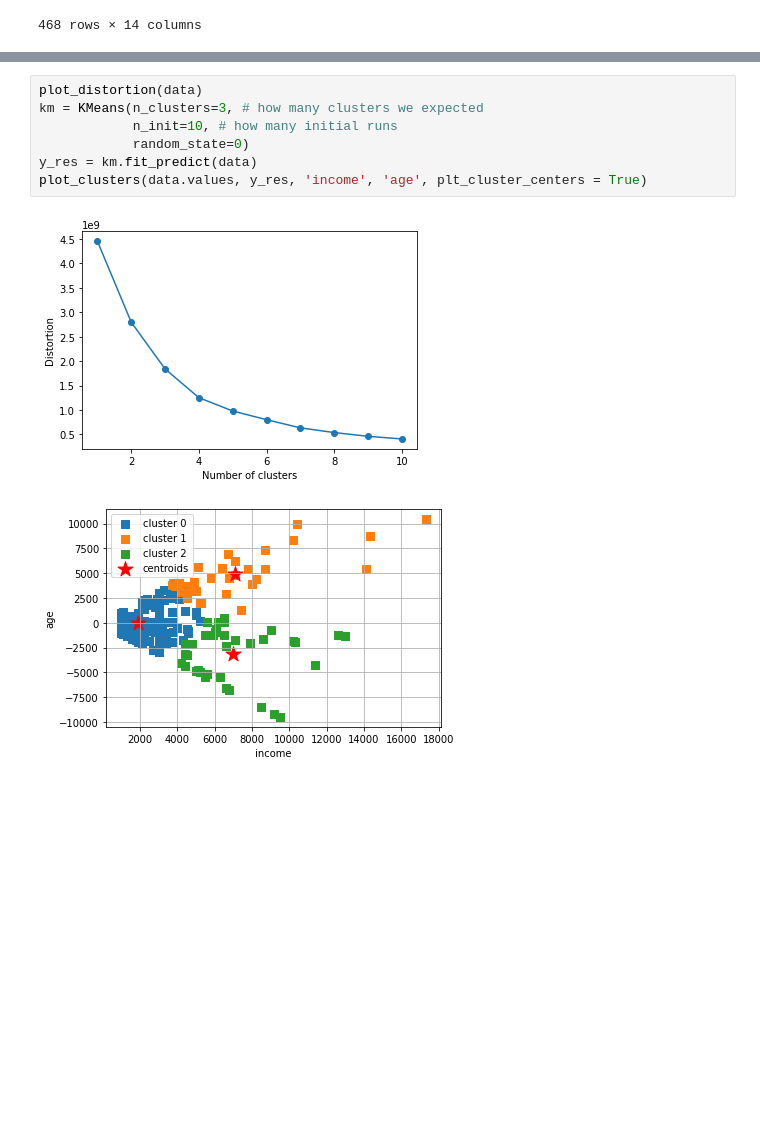
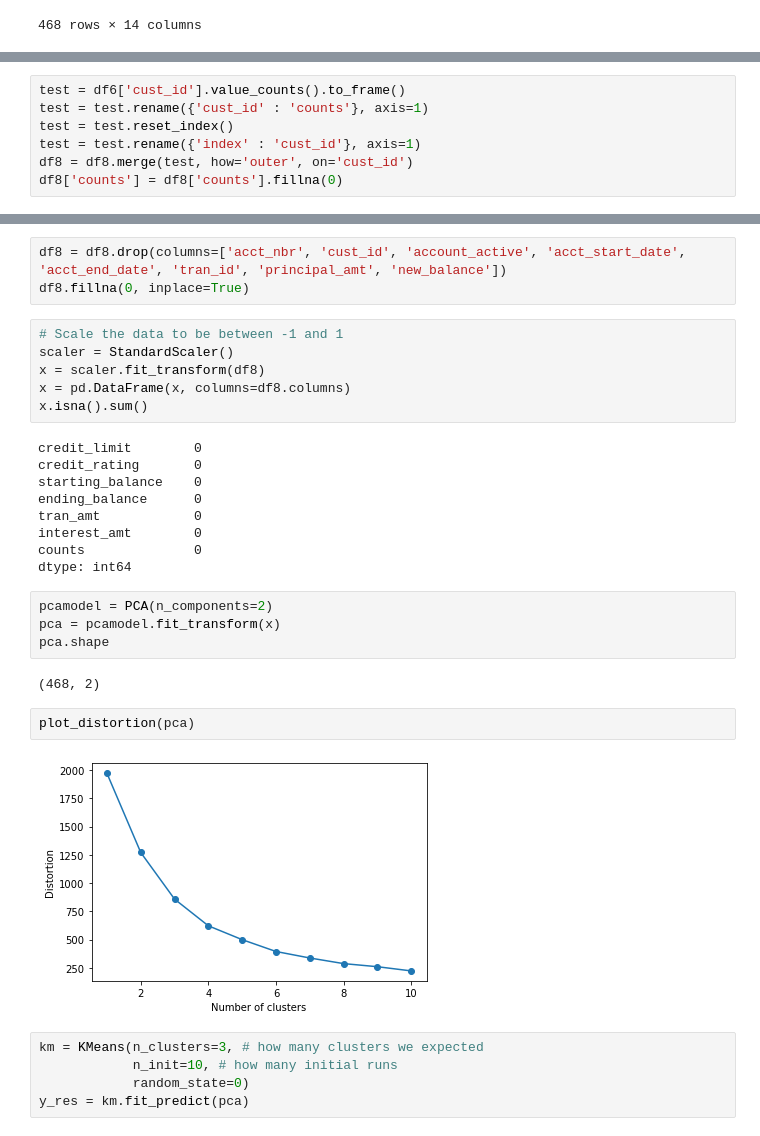
Before and after one commit to emre-bolcakan/miniproject-III, a Jupyter notebook: mini-project-III.ipynb, the cells around one changed output, grey strips where cells are left out. Saved outputs shown, nothing was run; the diff lists cells and outputs as text; blank space fills up the shorter version.

```diff
--- a/mini-project-III.ipynb
+++ b/mini-project-III.ipynb
@@ -588,0 +557,7 @@ data = data.dropna()
+# %%
+test = df6['cust_id'].value_counts().to_frame()
+test = test.rename({'cust_id' : 'counts'}, axis=1)
+test = test.reset_index()
+test = test.rename({'index' : 'cust_id'}, axis=1)
+df8 = df8.merge(test, how='outer', on='cust_id')
+df8['counts'] = df8['counts'].fillna(0)
@@ -589,10 +580,33 @@ data = data.dropna()
+# %%
+df8 = df8.drop(columns=['acct_nbr', 'cust_id', 'account_active', 'acct_start_date', 'acct_end_date', 'tran_id', 'principal_amt', 'new_balance'])
+df8.fillna(0, inplace=True)
+# %%
+# Scale the data to be between -1 and 1
+scaler = StandardScaler()
+x = scaler.fit_transform(df8)
+x = pd.DataFrame(x, columns=df8.columns)
+x.isna().sum()
+# %% [output]
+credit_limit        0
+credit_rating       0
+starting_balance    0
+ending_balance      0
+tran_amt            0
+interest_amt        0
+counts              0
+dtype: int64
+# %%
+pcamodel = PCA(n_components=2)
+pca = pcamodel.fit_transform(x)
+pca.shape
+# %% [output]
+(468, 2)
+# %%
+plot_distortion(pca)
+# %% [output]
+[figure, added]
 # %%
-plot_distortion(data)
 km = KMeans(n_clusters=3, # how many clusters we expected
             n_init=10, # how many initial runs
             random_state=0)
-y_res = km.fit_predict(data)
-plot_clusters(data.values, y_res, 'income', 'age', plt_cluster_centers = True)
+y_res = km.fit_predict(pca)
-# %% [output]
-[figure, removed]
-[figure, removed]
```
Also changed, not shown: parts of 25 cells of this notebook.
